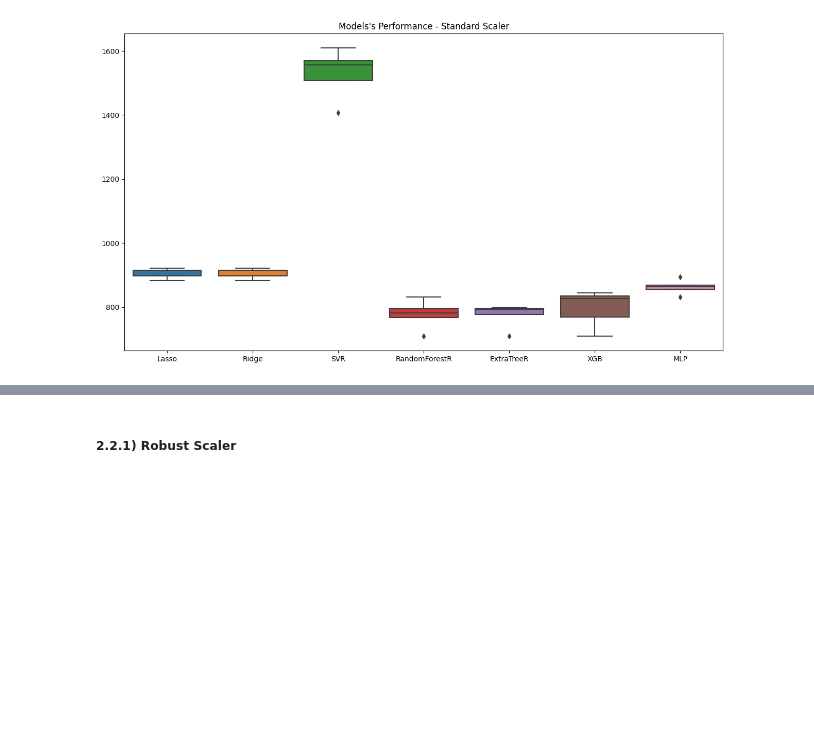
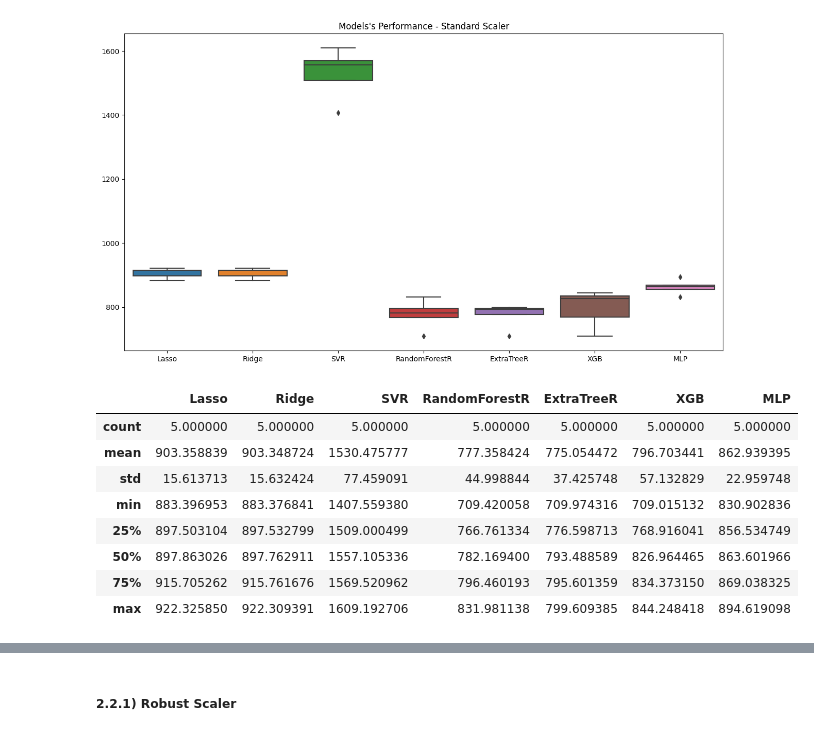
Before and after one commit to caiosoter/DS-Projects, a Jupyter notebook: Solar_Power_Generation_Prediction/Solar_Power_Prediction.ipynb, the cells around one changed output, grey strips where cells are left out. Drawn from its saved outputs; the diff is of its cells as text; code cells hidden in the pictures; blank space fills up the shorter version.

```diff
--- a/Solar_Power_Generation_Prediction/Solar_Power_Prediction.ipynb
+++ b/Solar_Power_Generation_Prediction/Solar_Power_Prediction.ipynb
@@ -495,3 +524,17 @@ plt.title("Models's Performance - Standard Scaler")
 sns.boxplot(resultado_rms);
 # %% [output]
 [figure]
+# %%
+# Root mean squared error results:
+
+resultado_rms.describe()
+# %% [output]
+|  | Lasso | Ridge | SVR | RandomForestR | ExtraTreeR | XGB | MLP |
+| count | 5.000000 | 5.000000 | 5.000000 | 5.000000 | 5.000000 | 5.000000 | 5.000000 |
+| mean | 903.358839 | 903.348724 | 1530.475777 | 777.358424 | 775.054472 | 796.703441 | 862.939395 |
+| std | 15.613713 | 15.632424 | 77.459091 | 44.998844 | 37.425748 | 57.132829 | 22.959748 |
+| min | 883.396953 | 883.376841 | 1407.559380 | 709.420058 | 709.974316 | 709.015132 | 830.902836 |
+| 25% | 897.503104 | 897.532799 | 1509.000499 | 766.761334 | 776.598713 | 768.916041 | 856.534749 |
+| 50% | 897.863026 | 897.762911 | 1557.105336 | 782.169400 | 793.488589 | 826.964465 | 863.601966 |
+| 75% | 915.705262 | 915.761676 | 1569.520962 | 796.460193 | 795.601359 | 834.373150 | 869.038325 |
+| max | 922.325850 | 922.309391 | 1609.192706 | 831.981138 | 799.609385 | 844.248418 | 894.619098 |
```
Also changed, not shown: parts of 15 cells of this notebook.
